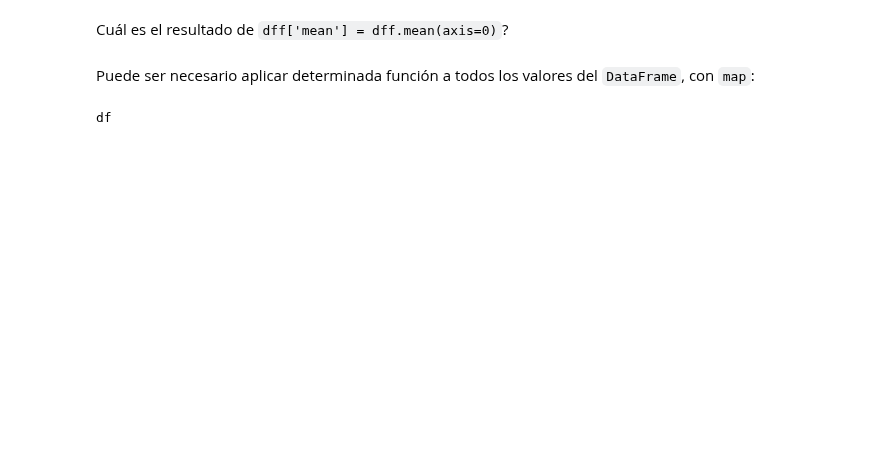
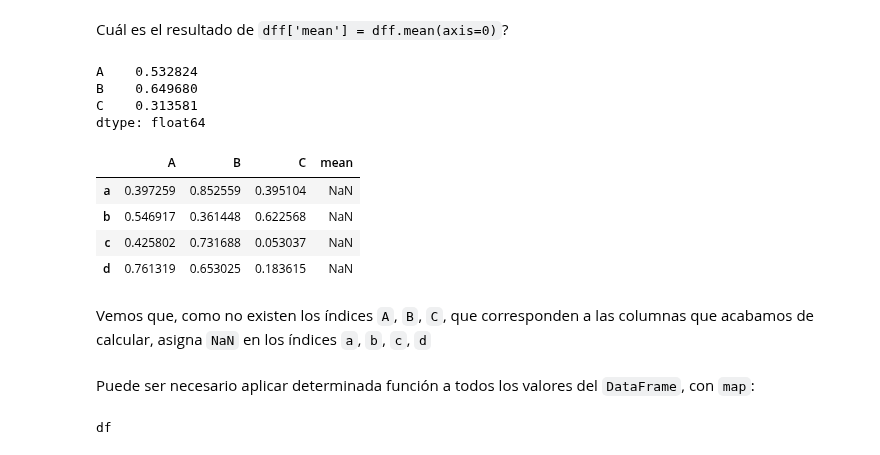
Before and after one commit to fiolj/intro-python-IB, a Jupyter notebook: clases/14_3_pandas_dataframes.ipynb, the cells around one changed output. Cells and saved outputs as stored; diff of their text form; code cells hidden in the pictures; blank space fills up the shorter version.

```diff
--- a/clases/14_3_pandas_dataframes.ipynb
+++ b/clases/14_3_pandas_dataframes.ipynb
@@ -1024,9 +1024,26 @@ dff
 # %% [markdown]
 Cuál es el resultado de `dff['mean'] = dff.mean(axis=0)`?
 # %%
-#dff.drop('mean', axis=1, inplace=True) # elimina la columna 'mean'
-#dff.mean(axis=0)
-#dff['mean'] = dff.mean(axis=0)
+dff.drop('mean', axis=1, inplace=True) # elimina la columna 'mean'
+# %%
+dff.mean(axis=0)
+# %% [output]
+A    0.532824
+B    0.649680
+C    0.313581
+dtype: float64
+# %%
+dff['mean'] = dff.mean(axis=0)
+# %%
+dff
+# %% [output]
+|  | A | B | C | mean |
+| a | 0.397259 | 0.852559 | 0.395104 | NaN |
+| b | 0.546917 | 0.361448 | 0.622568 | NaN |
+| c | 0.425802 | 0.731688 | 0.053037 | NaN |
+| d | 0.761319 | 0.653025 | 0.183615 | NaN |
+# %% [markdown]
+Vemos que, como no existen los índices `A`, `B`, `C`, que corresponden a las columnas que acabamos de calcular, asigna `NaN` en los índices `a`, `b`, `c`, `d`
 # %% [markdown]
 Puede ser necesario aplicar determinada función a todos los valores del `DataFrame`, con `map`:
 # %%
```
Also changed, not shown: parts of 20 cells of this notebook, 8 other files.
